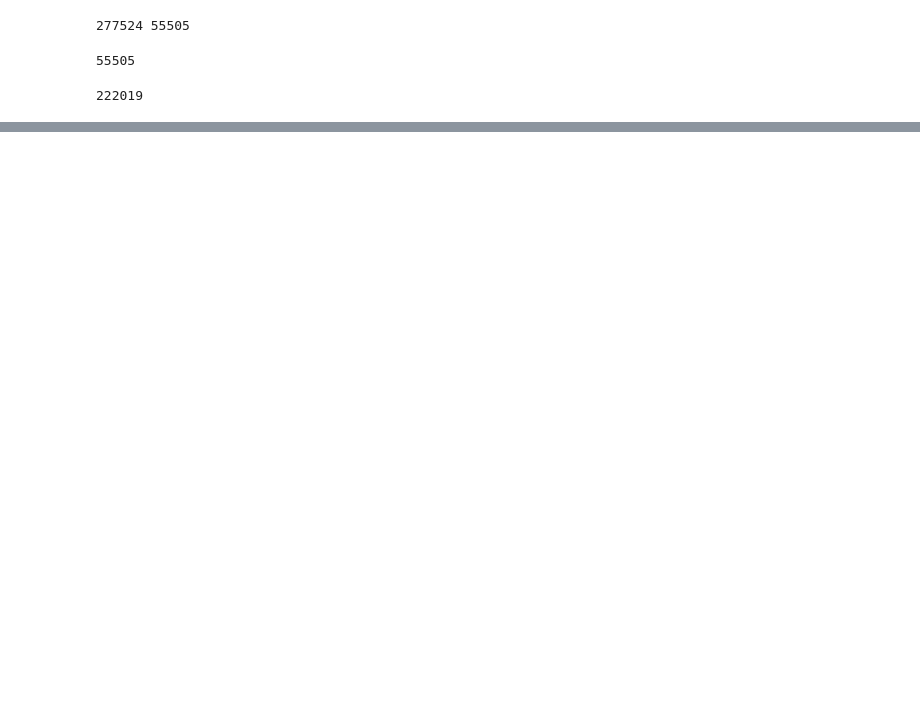
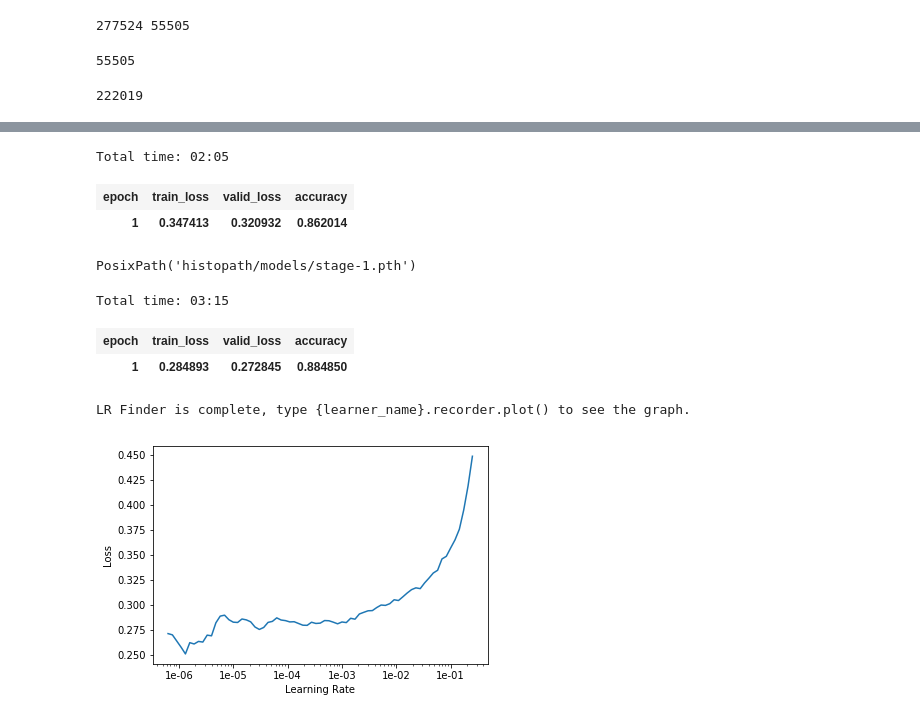
Before and after one commit to jsaurabh/vision-model-zoo, a Jupyter notebook: kaggle-histopathology/CancerNet.ipynb, the cells around one changed output, grey strips where cells are left out. Cells and saved outputs as stored; diff of their text form; code cells hidden in the pictures; blank space fills up the shorter version.

```diff
--- a/kaggle-histopathology/CancerNet.ipynb
+++ b/kaggle-histopathology/CancerNet.ipynb
@@ -148,0 +72,25 @@ doc(ImageItemList.from_df)
+# %%
+learn.fit_one_cycle(1)
+# %% [output]
+Total time: 02:05
+| epoch | train_loss | valid_loss | accuracy |
+| 1 | 0.347413 | 0.320932 | 0.862014 |
+# %%
+learn.save('stage-1', path)
+# %% [output]
+PosixPath('histopath/models/stage-1.pth')
+# %%
+learn.unfreeze()
+learn.fit_one_cycle(1)
+# %% [output]
+Total time: 03:15
+| epoch | train_loss | valid_loss | accuracy |
+| 1 | 0.284893 | 0.272845 | 0.884850 |
+# %%
+learn.lr_find()
+# %% [output]
+LR Finder is complete, type {learner_name}.recorder.plot() to see the graph.
+# %%
+learn.recorder.plot()
+# %% [output]
+[figure, added]
```
Also changed, not shown: parts of 64 cells of this notebook.
